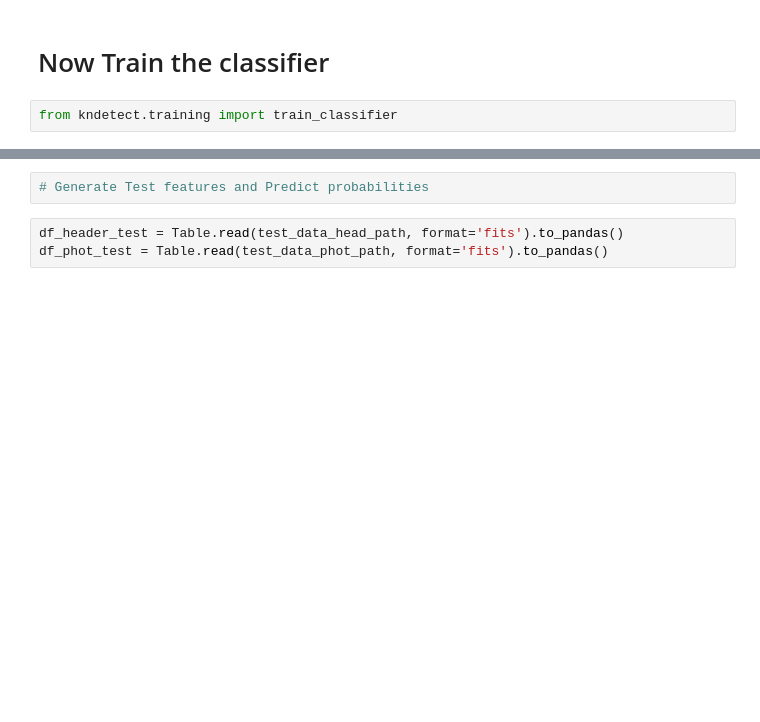
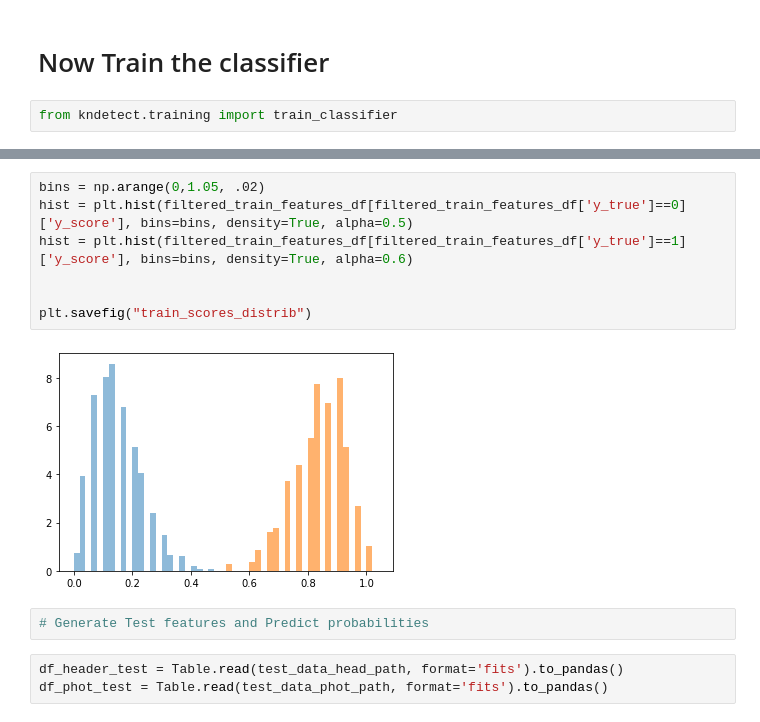
Before and after one commit to b-biswas/kndetect, a Jupyter notebook: notebooks/train_on_partial_lc.ipynb, the cells around one changed output, grey strips where cells are left out. Saved outputs shown, nothing was run; the diff lists cells and outputs as text; blank space fills up the shorter version.

```diff
--- a/notebooks/train_on_partial_lc.ipynb
+++ b/notebooks/train_on_partial_lc.ipynb
@@ -86,3 +137,12 @@ See the caveats in the documentation: https://pandas.pydata.org/pandas-docs/stab
+# %%
+bins = np.arange(0,1.05, .02)
+hist = plt.hist(filtered_train_features_df[filtered_train_features_df['y_true']==0]['y_score'], bins=bins, density=True, alpha=0.5)
+hist = plt.hist(filtered_train_features_df[filtered_train_features_df['y_true']==1]['y_score'], bins=bins, density=True, alpha=0.6)
+
+
+plt.savefig("train_scores_distrib")
+# %% [output]
+[figure, added]
 # %%
 # Generate Test features and Predict probabilities
 # %%
```
Also changed, not shown: parts of 22 cells of this notebook, 31 other files.
